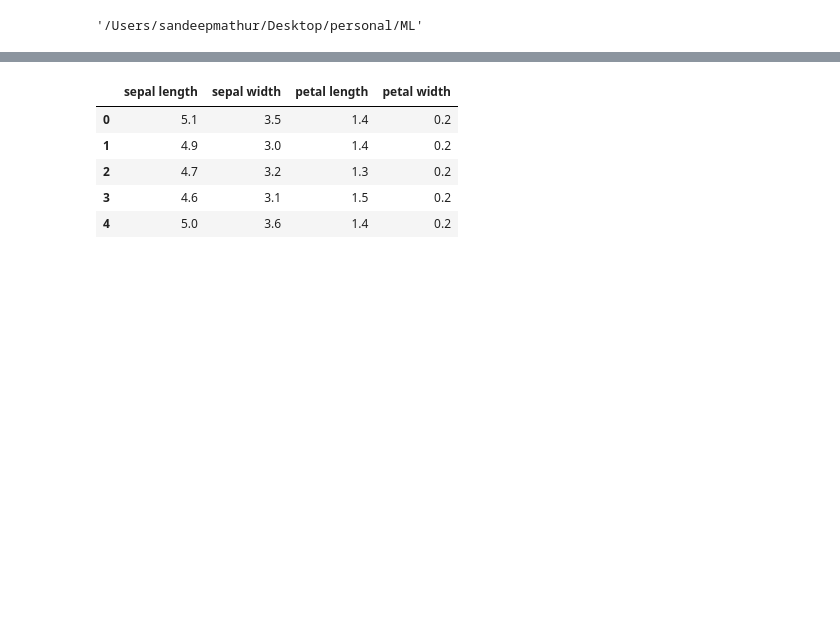
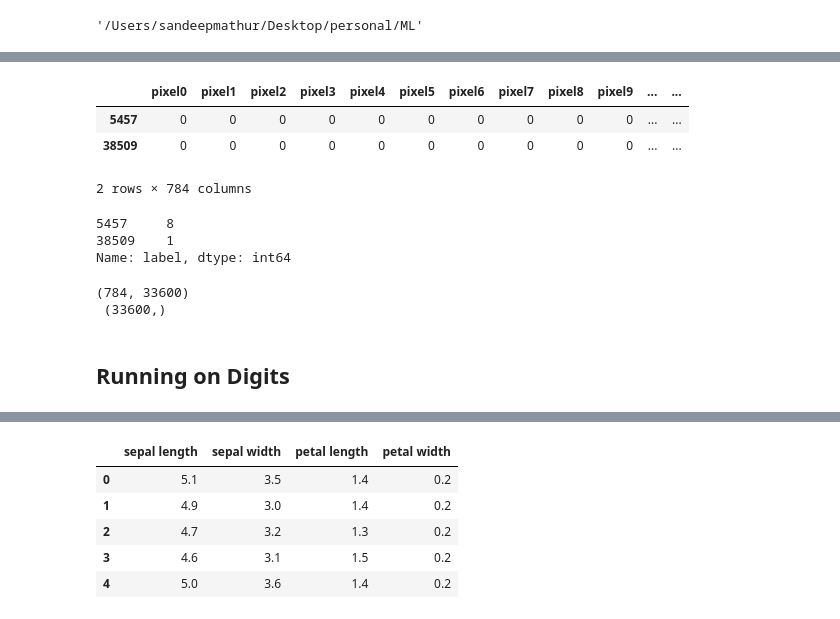
Before and after one commit to RonitMathur10/Feed-Forward-NN-from-Scratch, a Jupyter notebook: Neural Network from Scratch.ipynb, the cells around one changed output, grey strips where cells are left out. Saved outputs shown, nothing was run; the diff lists cells and outputs as text; code cells hidden in the pictures; blank space fills up the shorter version.

```diff
--- a/Intermediate2_NN_from_Scratch-works_i_think.ipynb
+++ b/Neural Network from Scratch.ipynb
@@ -13,0 +56,24 @@ from matplotlib import pyplot as plt
+# %%
+X_train = train.iloc[:, 1:]
+Y_train = train.iloc[:, 0]
+X_test = test.iloc[:, 1:]
+Y_test = test.iloc[:, 0]
+display(X_train.head(2))
+display(Y_train.head(2))
+# %% [output]
+|  | pixel0 | pixel1 | pixel2 | pixel3 | pixel4 | pixel5 | pixel6 | pixel7 | pixel8 | pixel9 | ... | ... |
+| 5457 | 0 | 0 | 0 | 0 | 0 | 0 | 0 | 0 | 0 | 0 | ... | ... |
+| 38509 | 0 | 0 | 0 | 0 | 0 | 0 | 0 | 0 | 0 | 0 | ... | ... |
+2 rows × 784 columns
+5457     8
+38509    1
+Name: label, dtype: int64
+# %%
+X_train = X_train.to_numpy().T # shape now = [classes x n]
+Y_train = Y_train.to_numpy().T # shape now = [1 row x n cols]
+X_test = X_test.to_numpy().T # shape now = [classes x n]
+Y_test = Y_test.to_numpy().T # shape now = [1 row x n cols]
+print (X_train.shape, "\n", Y_train.shape)
+# %% [output]
+(784, 33600)
+ (33600,)
@@ -13,0 +85,2 @@ from matplotlib import pyplot as plt
+# %% [markdown]
+## Running on Digits
```
Also changed, not shown: parts of 9 cells of this notebook.
